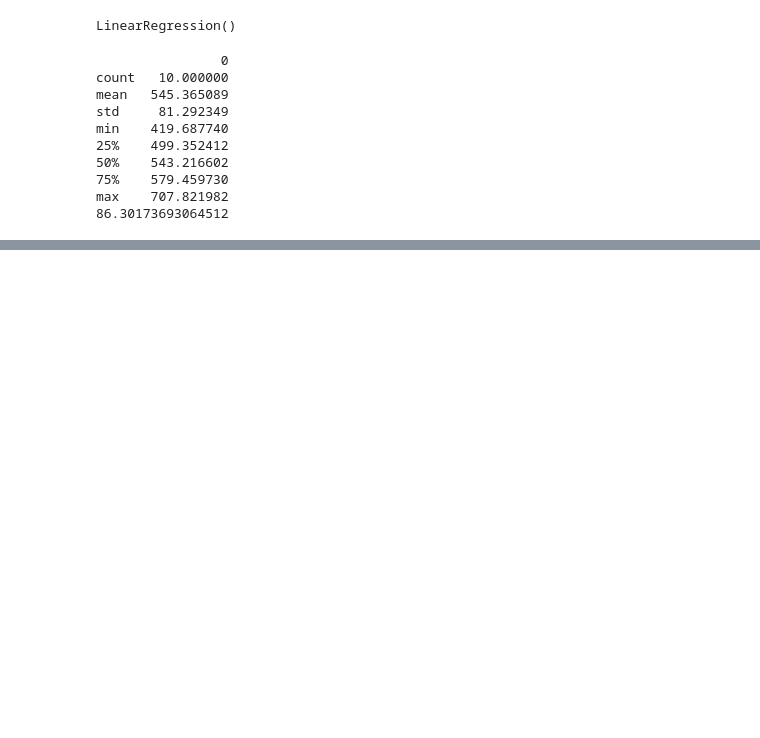
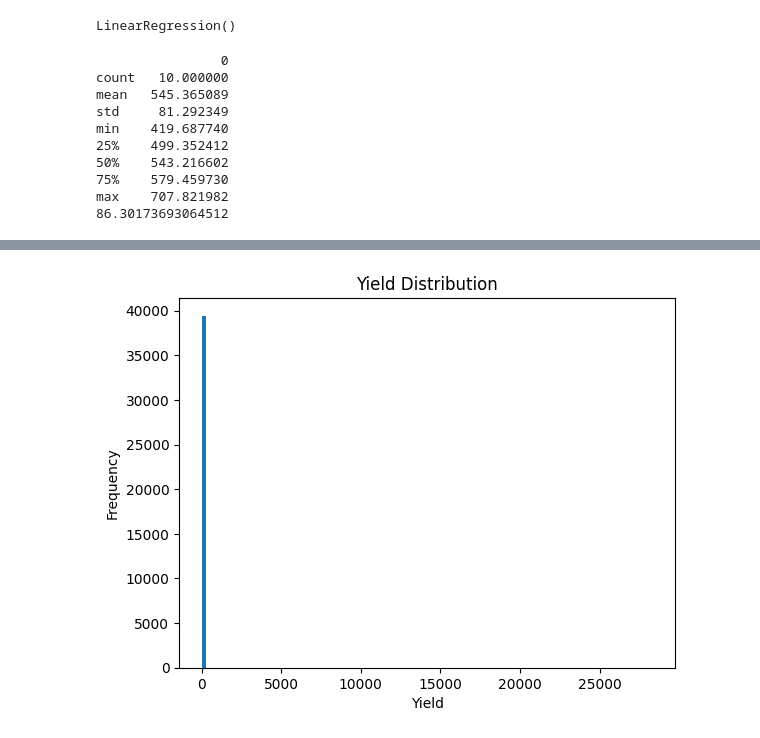
Before and after one commit to yashpawar-99/agripredict-ai, a Jupyter notebook: notebooks/crop_yeild_prediction.ipynb, the cells around one changed output, grey strips where cells are left out. Cells and saved outputs as stored; diff of their text form; code cells hidden in the pictures; blank space fills up the shorter version.

```diff
--- a/notebooks/crop_yeild_prediction.ipynb
+++ b/notebooks/crop_yeild_prediction.ipynb
@@ -392,7 +392,15 @@ from sklearn.model_selection import cross_val_score
 from sklearn.metrics import mean_absolute_error
 from sklearn.metrics import r2_score
 
-reg_model = RandomForestRegressor()
+reg_model = RandomForestRegressor(
+    n_estimators=300,
+    max_depth=20,
+    min_samples_split=5,
+    min_samples_leaf=2,
+    max_features="sqrt",
+    random_state=42,
+    n_jobs=-1
+)
 reg_model.fit(prepared_df,df_label)
 
 prid_ran = reg_model.predict(prepared_df)
@@ -413,0 +413,18 @@ max    550.913771
+# %%
+from xgboost import XGBRegressor
+
+xg_model = XGBRegressor(
+    n_estimators=500,
+    learning_rate=0.05,
+    max_depth=6,
+    subsample=0.8,
+    colsample_bytree=0.8,
+    random_state=42
+)
+xg_model.fit(prepared_df,df_label)
+
+prid_xg = xg_model.predict(prepared_df)
+rsme_xg = -cross_val_score(xg_model,prepared_df,df_label,cv=5,scoring="neg_root_mean_squared_error")
+print(pd.DataFrame(rsme_xg).describe())
+mae_xg = mean_absolute_error(df_label,prid_xg)
+print(mae_xg)
@@ -413,0 +486,10 @@ max    550.913771
+# %%
+import matplotlib.pyplot as plt
+
+plt.hist(df_label, bins=100)
+plt.xlabel("Yield")
+plt.ylabel("Frequency")
+plt.title("Yield Distribution")
+plt.show()
+# %% [output]
+[figure, added]
```
Also changed, not shown: parts of 11 cells of this notebook, 1 other file.
